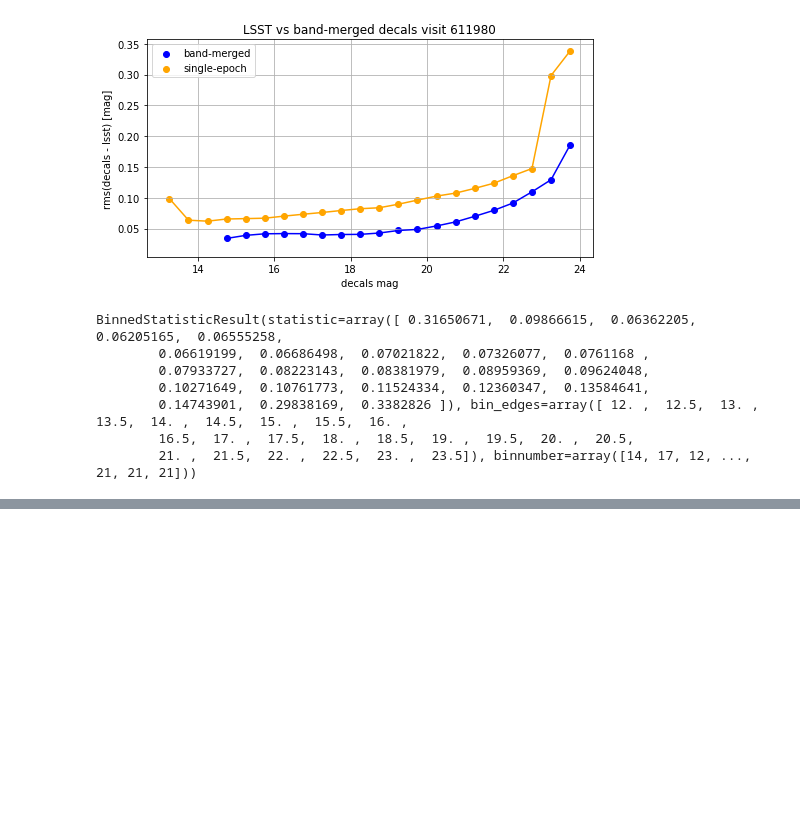
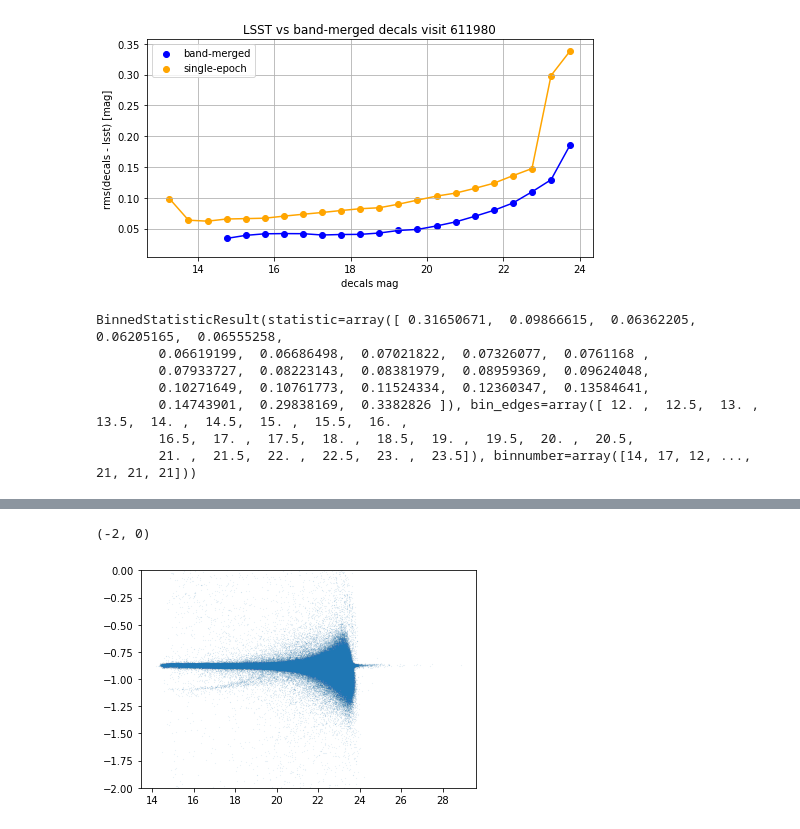
Before and after one commit to suberlak/crowded_fields, a Jupyter notebook: code/Decaps_LSST_pipeline.ipynb, the cells around one changed output, grey strips where cells are left out. Cells and saved outputs as stored; diff of their text form; code cells hidden in the pictures; blank space fills up the shorter version.

```diff
--- a/code/Decaps_LSST_pipeline.ipynb
+++ b/code/Decaps_LSST_pipeline.ipynb
@@ -307,22 +359,14 @@ outDir = '../data_products/LSST_Stack/DECam/'+visit+'/'
 # %%
-visit = '611980'
-outDir = '../data_products/LSST_Stack/DECam/'+visit+'/'
-
-
-# first check calexp for zero point magnitude
-# it is exactly the same for all CCDs in a mosaic
-calexp_files = os.listdir(outDir+'calexp/')
-fname = calexp_files[0]
-# read in the zeropoint from the calexp file
-calexp_hdu = fits.open(outDir+'calexp/' + fname)
-lsst_zeropoint = calexp_hdu[0].header['MAGZERO']
-print('The lsst measured zeropoint for decam is %f'%lsst_zeropoint)
-
 # Make only once : the translation of ccdnum to ccdname,  to position in the
 # decals hdu
 
 ccd_name_dict = {}
 catalog_decaps_pos = {}
+
+# Make sure that all cards got downloaded -
+# the single-epoch catalog is a FITS file
+# where each card corresponds to a CCD
+assert len(decaps_hdu[:]) == 181
 
 for i in range(1,180) :
     if 'IMAGE' in decaps_hdu[i].header['XTENSION'] :
@@ -336,4 +380,6 @@ print(np.ravel(ccd_name_dict))
 
 # and the translation of ccdnum  to hduposition of the catalog ....
 print(np.ravel(catalog_decaps_pos))
+
+sss
 # %% [output]
@@ -615,13 +655,13 @@ ccd_decaps_stack = Table(arr, names = ('decaps_mag', 'ra', 'dec'),
 # loop over all ccds adding to stacks...
 #
 src_files = os.listdir(outDir+'src/')
-start = len('src-0'+visit+'_')
+start = len('src-0'+str(visit)+'_')
 stop = len('.fits')
 
 for i in range(len(src_files)):
     ccdnum  = src_files[i][start:-stop]  # string
     ccd_number = float(ccdnum)
-    fname = 'src-0'+visit+'_'+ccdnum+'.fits'
+    fname = 'src-0'+str(visit)+'_'+ccdnum+'.fits'
     hdu = fits.open(outDir +'src/'+ fname)
     print(fname)
 
@@ -632,7 +672,7 @@ for i in range(len(src_files)):
     mask_neg_fluxes = ccd_data['base_PsfFlux_flux'].data > 0
     # just select rows that don't have negative fluxes...
     ccd_data_good = ccd_data[mask_neg_fluxes]
-    ccd_data_good['lsst_mag'] = -2.512 * np.log10(ccd_data_good['base_PsfFlux_flux'])   +\
+    ccd_data_good['lsst_mag'] = -2.5* np.log10(ccd_data_good['base_PsfFlux_flux'])   +\
        lsst_zeropoint
 
     # keep only most relevant info...
@@ -650,7 +690,7 @@ for i in range(len(src_files)):
     ccd_decaps_cat =  Table(decaps_hdu[catalog_decaps_pos[ccd_number]].data)
 
     # convert the fluxes to magnitudes
-    ccd_decaps_cat['decaps_mag'] = -2.512 * np.log10(ccd_decaps_cat['flux'].data) +\
+    ccd_decaps_cat['decaps_mag'] = -2.5 * np.log10(ccd_decaps_cat['flux'].data) +\
     decaps_zeropoint
 
     # keep only the relevant info
@@ -1108,0 +1200,20 @@ BinnedStatisticResult(statistic=array([        nan,         nan,         nan,
+# %%
+single_decaps= SkyCoord(ra = ccd_decaps_stack['ra']*u.degree,
+                      dec= ccd_decaps_stack['dec']*u.degree)
+
+band_decaps = SkyCoord(ra = decaps_stack['ra'].data.data * u.degree,
+                       dec = decaps_stack['dec'].data.data*u.degree )
+
+idx, d2d, d3d = single_decaps.match_to_catalog_sky(band_decaps)
+
+# stack the two catalogs
+decaps_merge = hstack([ccd_decaps_stack ,decaps_stack[idx]],
+               table_names=['single','band']  )
+# %%
+decaps_merge['dmag'] = decaps_merge['decaps_mag'] - decaps_merge['g']
+# %%
+plt.scatter(decaps_merge['g'], decaps_merge['dmag'], s=0.001)
+plt.ylim(-2,0)
+# %% [output]
+(-2, 0)
+[figure, added]
```
Also changed, not shown: parts of 37 cells of this notebook.
